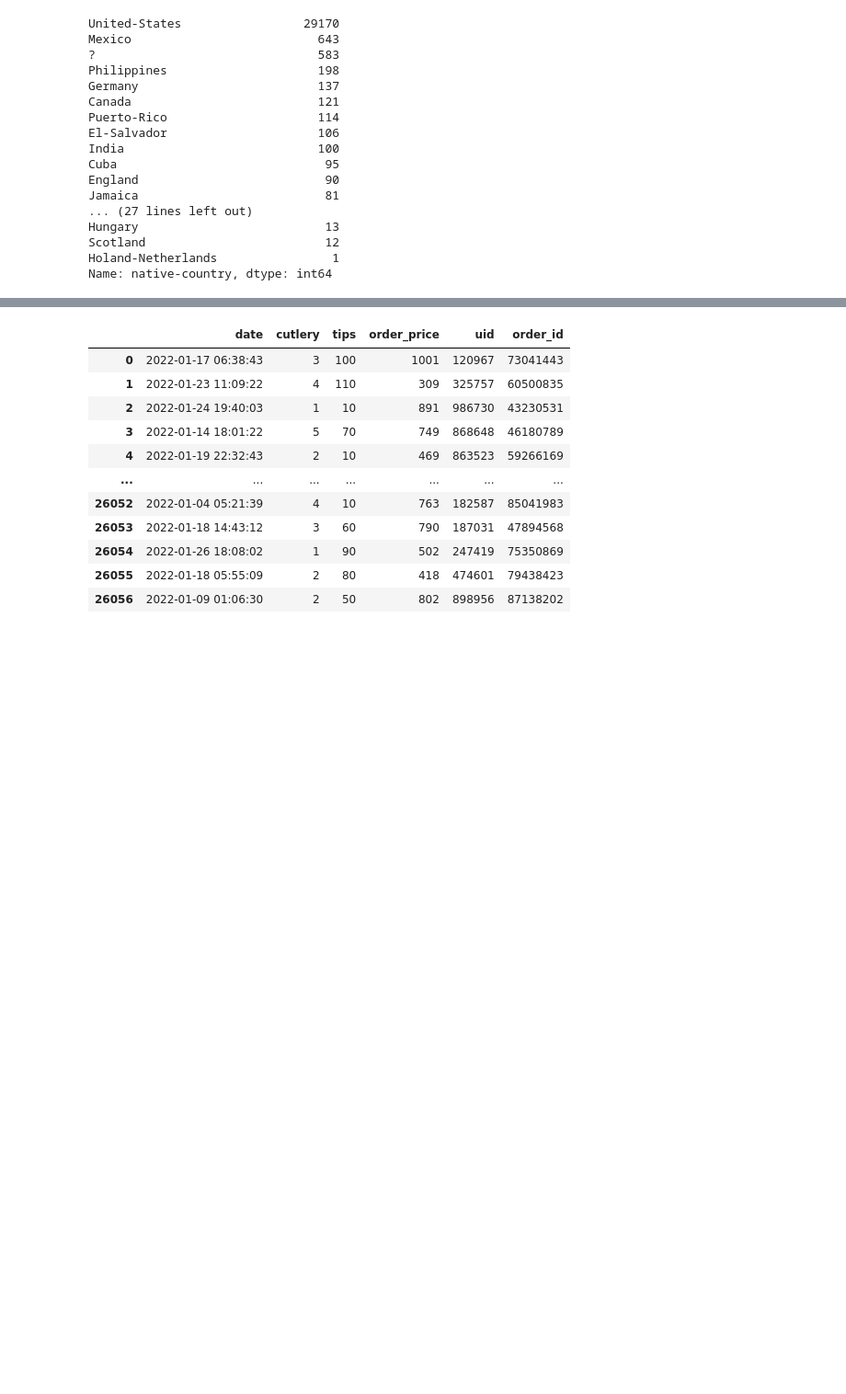
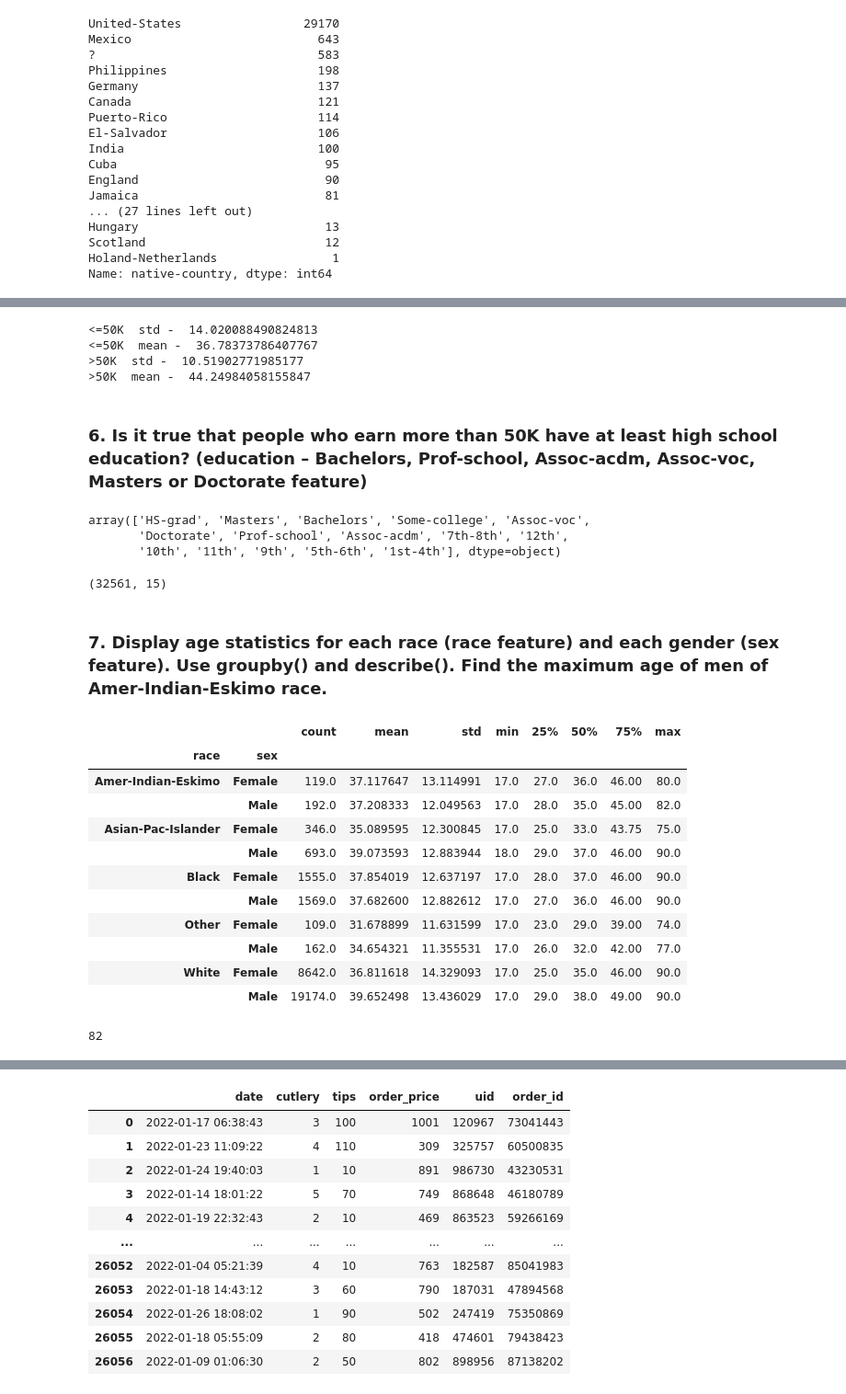
Before and after one commit to l-aleksashka-l/ML, a Jupyter notebook: mlcourse.ai/Topic1/DemoAssigmentTask.ipynb, the cells around one changed output, grey strips where cells are left out. Shown at 92% size. Cells and saved outputs as stored; diff of their text form; code cells hidden in the pictures; blank space fills up the shorter version.

```diff
--- a/mlcourse.ai/Topic1/DemoAssigmentTask.ipynb
+++ b/mlcourse.ai/Topic1/DemoAssigmentTask.ipynb
@@ -74,0 +77,42 @@ Name: native-country, dtype: int64
+# %%
+for tap, tap2 in data.groupby('salary'):
+    print(tap, " std - ",  tap2.age.std())
+    print(tap, " mean - ", tap2.age.mean())
+# %% [output]
+<=50K  std -  14.020088490824813
+<=50K  mean -  36.78373786407767
+>50K  std -  10.51902771985177
+>50K  mean -  44.24984058155847
+# %% [markdown]
+### 6. Is it true that people who earn more than 50K have at least high school education? (education – Bachelors, Prof-school, Assoc-acdm, Assoc-voc, Masters or Doctorate feature)
+# %%
+data[data.salary == ">50K"].education.unique()
+# %% [output]
+array(['HS-grad', 'Masters', 'Bachelors', 'Some-college', 'Assoc-voc',
+       'Doctorate', 'Prof-school', 'Assoc-acdm', '7th-8th', '12th',
+       '10th', '11th', '9th', '5th-6th', '1st-4th'], dtype=object)
+# %%
+data.shape
+# %% [output]
+(32561, 15)
+# %% [markdown]
+### 7. Display age statistics for each race (race feature) and each gender (sex feature). Use groupby() and describe(). Find the maximum age of men of Amer-Indian-Eskimo race.
+# %%
+data.groupby(["race", "sex"]).age.describe()
+# %% [output]
+|  |  | count | mean | std | min | 25% | 50% | 75% | max |
+| race | sex |  |  |  |  |  |  |  |  |
+| Amer-Indian-Eskimo | Female | 119.0 | 37.117647 | 13.114991 | 17.0 | 27.0 | 36.0 | 46.00 | 80.0 |
+|  | Male | 192.0 | 37.208333 | 12.049563 | 17.0 | 28.0 | 35.0 | 45.00 | 82.0 |
+| Asian-Pac-Islander | Female | 346.0 | 35.089595 | 12.300845 | 17.0 | 25.0 | 33.0 | 43.75 | 75.0 |
+|  | Male | 693.0 | 39.073593 | 12.883944 | 18.0 | 29.0 | 37.0 | 46.00 | 90.0 |
+| Black | Female | 1555.0 | 37.854019 | 12.637197 | 17.0 | 28.0 | 37.0 | 46.00 | 90.0 |
+|  | Male | 1569.0 | 37.682600 | 12.882612 | 17.0 | 27.0 | 36.0 | 46.00 | 90.0 |
+| Other | Female | 109.0 | 31.678899 | 11.631599 | 17.0 | 23.0 | 29.0 | 39.00 | 74.0 |
+|  | Male | 162.0 | 34.654321 | 11.355531 | 17.0 | 26.0 | 32.0 | 42.00 | 77.0 |
+| White | Female | 8642.0 | 36.811618 | 14.329093 | 17.0 | 25.0 | 35.0 | 46.00 | 90.0 |
+|  | Male | 19174.0 | 39.652498 | 13.436029 | 17.0 | 29.0 | 38.0 | 49.00 | 90.0 |
+# %%
+data[(data.race == "Amer-Indian-Eskimo")&(data.sex == "Male")].age.max()
+# %% [output]
+82
```
Also changed, not shown: parts of 23 cells of this notebook, 3 other files.
